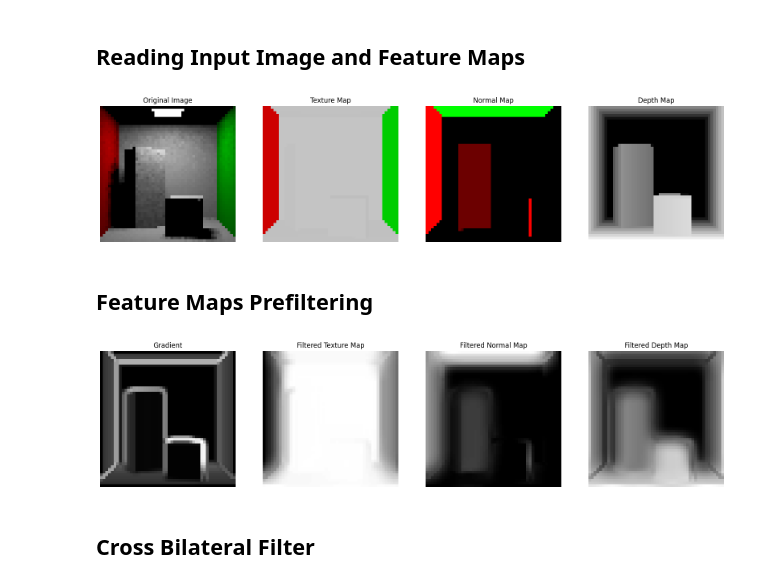
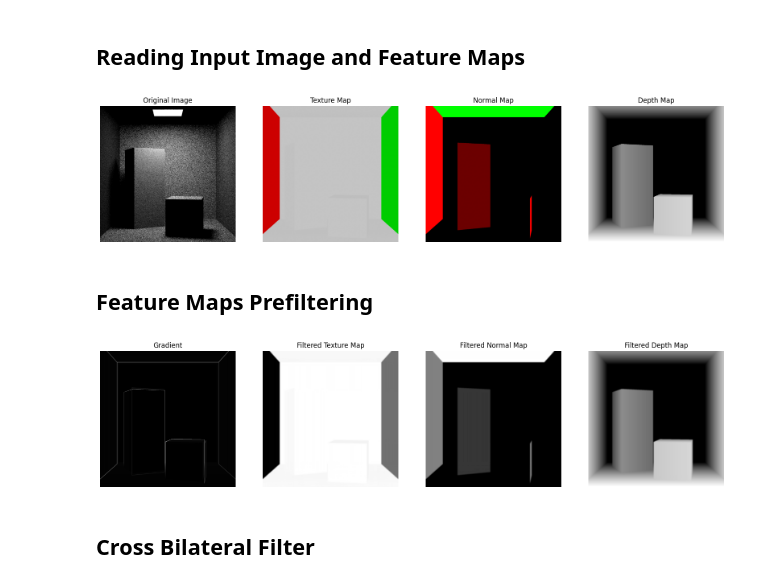
Before and after one commit to Vinit2244/Monte-Carlo-Noise-Removal-using-Sobel-Operator-and-Guided-Image-Filter, a Jupyter notebook: src/main2.ipynb, the cells around one changed output. Cells and saved outputs as stored; diff of their text form; code cells hidden in the pictures.

```diff
--- a/src/main2.ipynb
+++ b/src/main2.ipynb
@@ -14,12 +14,12 @@ epsilon = 1e-10
 # %% [markdown]
 ## Reading Input Image and Feature Maps
 # %%
-a = 50
-n = 100 # Sampling Rate
+a = 1024 # Dimension of image
+n = 10  # Sampling Rate
 
 # Note: We are resizing the images to 200x200 for faster processing (will remove later when everything is working)
-noisy_image = cv2.resize(cv2.imread(input_folder_path + "/cuboids/100.png", cv2.IMREAD_GRAYSCALE), (a, a)) / 255.0       # Noisy Image
-noisy_image_bgr = cv2.resize(cv2.imread(input_folder_path + "/cuboids/100.png"), (a, a))
+noisy_image = cv2.resize(cv2.imread(input_folder_path + f"/cuboids/{n}.png", cv2.IMREAD_GRAYSCALE), (a, a)) / 255.0       # Noisy Image
+noisy_image_bgr = cv2.resize(cv2.imread(input_folder_path + "/cuboids/10.png"), (a, a))
 noisy_image_rgb = cv2.cvtColor(noisy_image_bgr, cv2.COLOR_BGR2RGB) / 255.0
 
 texture_map = cv2.resize(cv2.imread(input_folder_path + "/cuboids/texture.png", cv2.IMREAD_GRAYSCALE), (a, a)) / 255.0   # Texture Map
@@ -34,7 +34,7 @@ depth_map = cv2.resize(cv2.imread(input_folder_path + "/cuboids/depth.png", cv2.
 
 # Plotting the image and feature maps
 fig, axs = plt.subplots(1, 4, figsize=(20, 10))
-axs[0].imshow(noisy_image_rgb)
+axs[0].imshow(noisy_image, cmap='gray')
 axs[0].set_title("Original Image")
 axs[0].axis('off')
 
@@ -52,7 +52,7 @@ axs[3].axis('off')
 
 plt.show()
 # %% [output]
-[figure, old version]
+[figure, new version]
 # %% [markdown]
 ## Feature Maps Prefiltering
 # %%
@@ -124,28 +124,33 @@ def prefilter_features(texture_map, normal_map, depth_map):
     return combined_gradient, filtered_texture, filtered_normal, filtered_depth
 # %%
 gradient_map, filtered_texture, filtered_normal, filtered_depth = prefilter_features(texture_map, normal_map, depth_map)
+
+cv2.imwrite(output_folder_path + f"/gradient_map_{n}.png", (gradient_map * 255).astype(np.uint8))
+cv2.imwrite(output_folder_path + f"/filtered_texture_map_{n}.png", filtered_texture)
+cv2.imwrite(output_folder_path + f"/filtered_normal_map_{n}.png", filtered_normal)
+cv2.imwrite(output_folder_path + f"/filtered_depth_map_{n}.png", filtered_depth)
 
 # Plotting the image and prefiltered feature maps
 fig, axs = plt.subplots(1, 4, figsize=(20, 10))
 axs[0].imshow(gradient_map, cmap='gray')
 axs[0].set_title("Gradient")
 axs[0].axis('off')
 
 axs[1].imshow(filtered_texture, cmap='gray')
 axs[1].set_title("Filtered Texture Map")
 axs[1].axis('off')
 
 axs[2].imshow(filtered_normal, cmap='gray')
 axs[2].set_title("Filtered Normal Map")
 axs[2].axis('off')
 
 axs[3].imshow(filtered_depth, cmap='gray')
 axs[3].set_title("Filtered Depth Map")
 axs[3].axis('off')
 
 plt.show()
 # %% [output]
-[figure, old version]
+[figure, new version]
 # %% [markdown]
 ## Cross Bilateral Filter
 # %%
```
Also changed, not shown: parts of 14 cells of this notebook, 8 other files.
